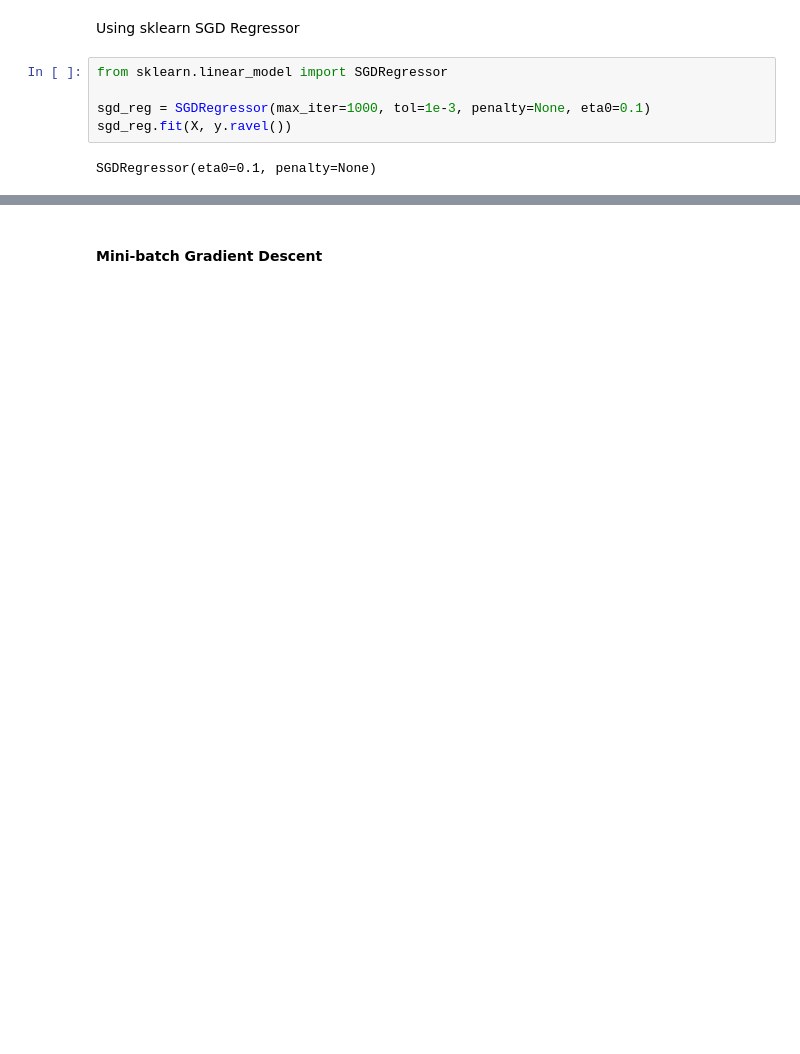
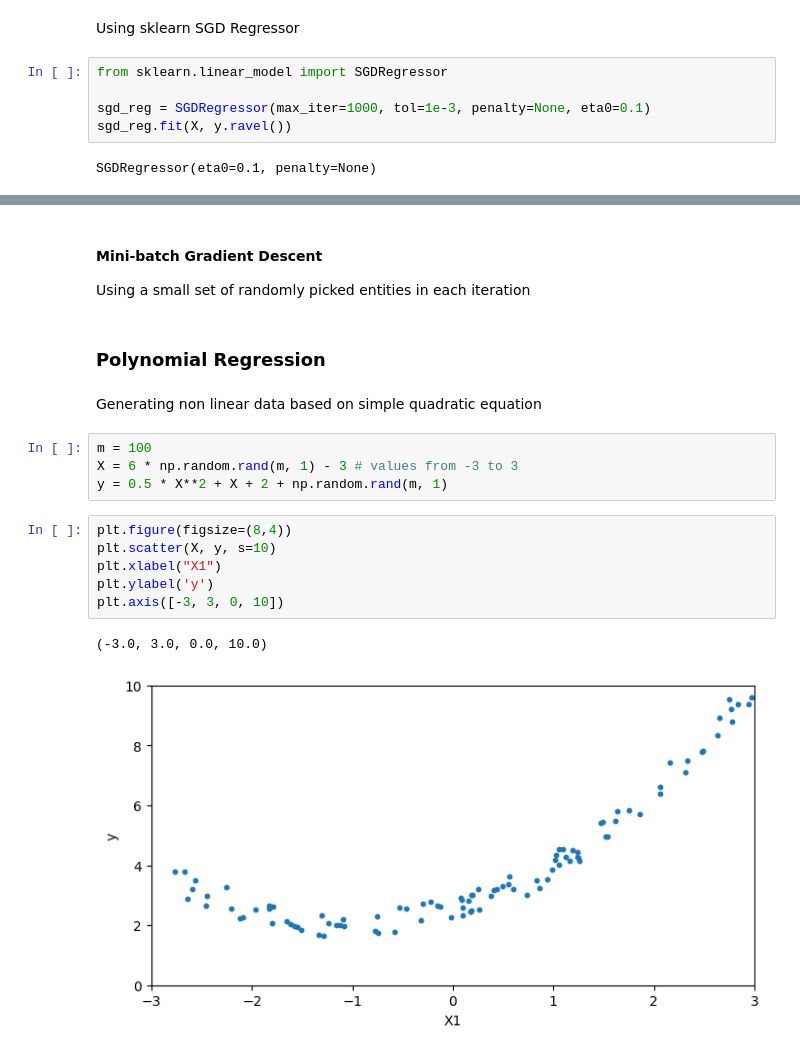
Before and after one commit to maciejolszanski/ML_basics, a Jupyter notebook: 06_Trainig_Models_exercises.ipynb, the cells around one changed output, grey strips where cells are left out. Drawn from its saved outputs; the diff is of its cells as text; blank space fills up the shorter version.

Commit message:
06: poly regres., learning curves, regularization

```diff
--- a/06_Trainig_Models_exercises.ipynb
+++ b/06_Trainig_Models_exercises.ipynb
@@ -130,2 +132,20 @@ sgd_reg.intercept_, sgd_reg.coef_
 # %% [markdown]
 #### Mini-batch Gradient Descent
+Using a small set of randomly picked entities in each iteration
+# %% [markdown]
+### Polynomial Regression
+# %% [markdown]
+Generating non linear data based on simple quadratic equation
+# %%
+m = 100
+X = 6 * np.random.rand(m, 1) - 3 # values from -3 to 3
+y = 0.5 * X**2 + X + 2 + np.random.rand(m, 1)
+# %%
+plt.figure(figsize=(8,4))
+plt.scatter(X, y, s=10)
+plt.xlabel("X1")
+plt.ylabel('y')
+plt.axis([-3, 3, 0, 10])
+# %% [output]
+(-3.0, 3.0, 0.0, 10.0)
+[figure, added]
```
Also changed, not shown: parts of 26 cells of this notebook.
